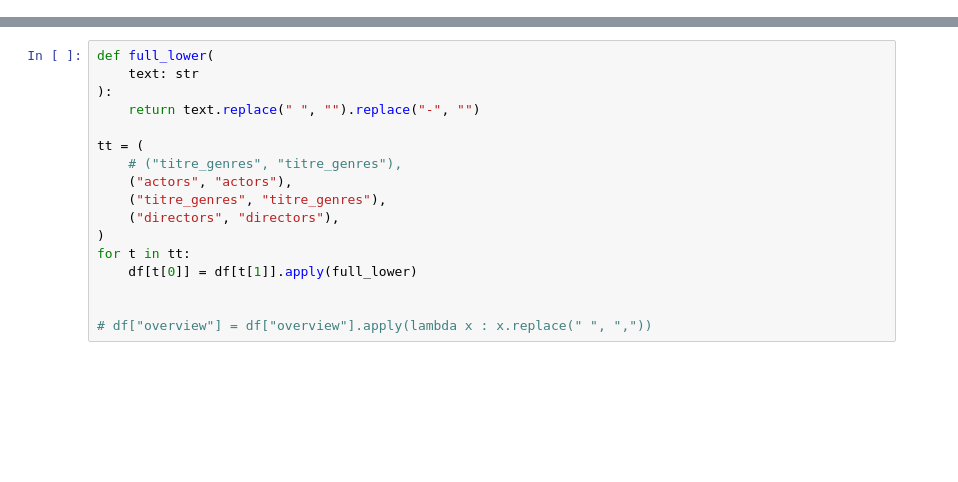
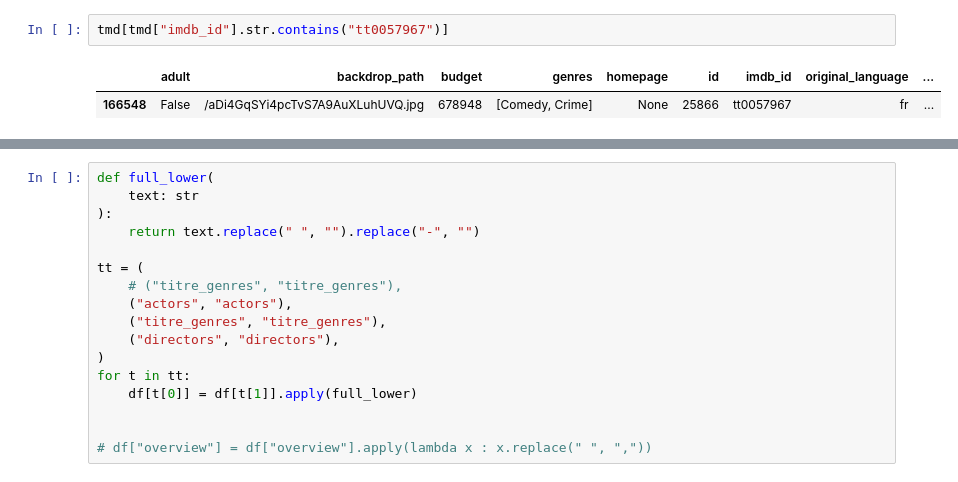
Before and after one commit to Morgan-DCL/project_2, a Jupyter notebook: ML.ipynb, the cells around one changed output, grey strips where cells are left out. Drawn from its saved outputs; the diff is of its cells as text; blank space fills up the shorter version.

```diff
--- a/ML.ipynb
+++ b/ML.ipynb
@@ -30,0 +27,5 @@ pd.set_option('display.max_columns', None)
+# %%
+tmd[tmd["imdb_id"].str.contains("tt0057967")]
+# %% [output]
+|  | adult | backdrop_path | budget | genres | homepage | id | imdb_id | original_language | ... |
+| 166548 | False | /aDi4GqSYi4pcTvS7A9AuXLuhUVQ.jpg | 678948 | [Comedy, Crime] | None | 25866 | tt0057967 | fr | ... |
```
Also changed, not shown: parts of 18 cells of this notebook, 4 other files.
